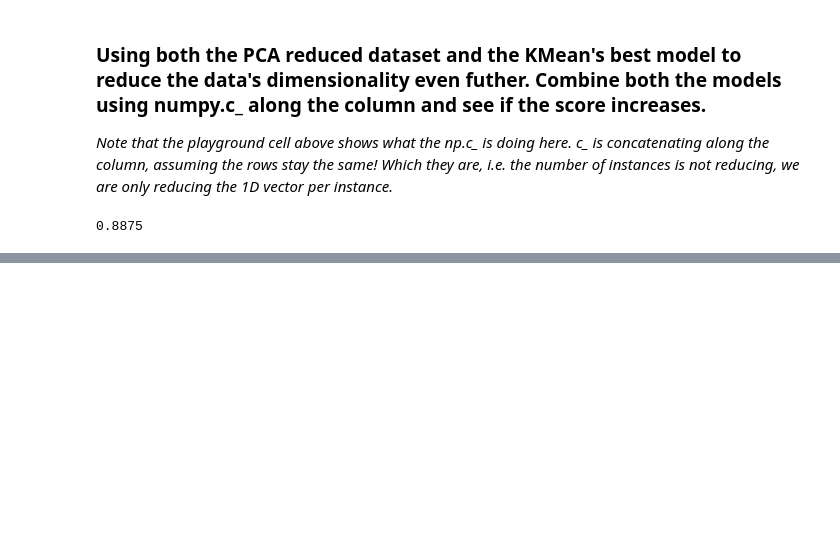
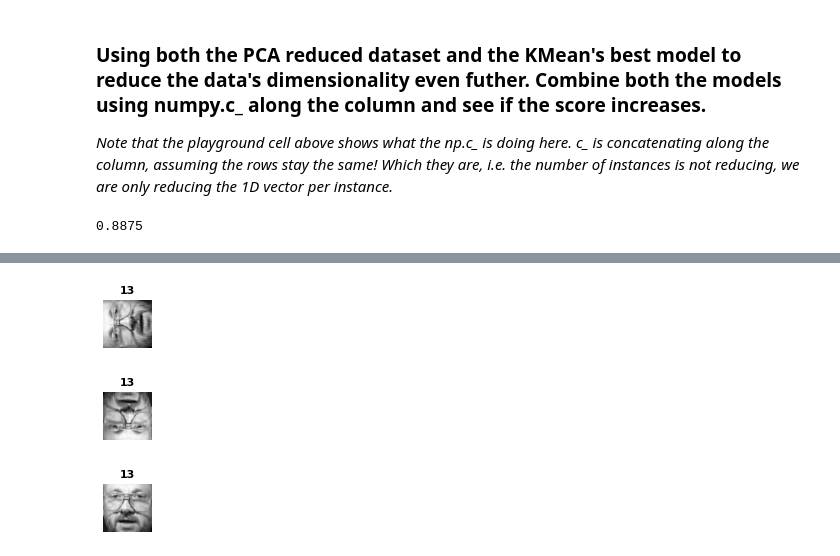
Before and after one commit to ashishthanki/MLProjects, a Jupyter notebook: SupervisedLearning/Olivetti_Faces/Practising_Unsupervised_Learning_Techniques.ipynb, the cells around one changed output, grey strips where cells are left out. Saved outputs shown, nothing was run; the diff lists cells and outputs as text; code cells hidden in the pictures; blank space fills up the shorter version.

```diff
--- a/SupervisedLearning/Olivetti_Faces/Practising_Unsupervised_Learning_Techniques.ipynb
+++ b/SupervisedLearning/Olivetti_Faces/Practising_Unsupervised_Learning_Techniques.ipynb
@@ -371,0 +435,24 @@ r_clf.score(X_val_extended, y_val)
+# %%
+X_anomalies =  X_train[:1]
+y_anomalies = y_train[:1]
+
+# rotate image
+X_rotate = X_anomalies.reshape(64, 64).T.reshape(1, -1)
+plot_faces(X_rotate, y_anomalies)
+# %% [output]
+[figure, added]
+# %%
+#flip image
+
+X_flipped = X_anomalies[:,::-1]
+plot_faces(X_flipped, y_anomalies)
+# %% [output]
+[figure, added]
+# %%
+# darken image
+
+X_darken = X_anomalies*0.3
+
+plot_faces(X_darken, y_anomalies)
+# %% [output]
+[figure, added]
```
Also changed, not shown: parts of 27 cells of this notebook, 1 other file.
